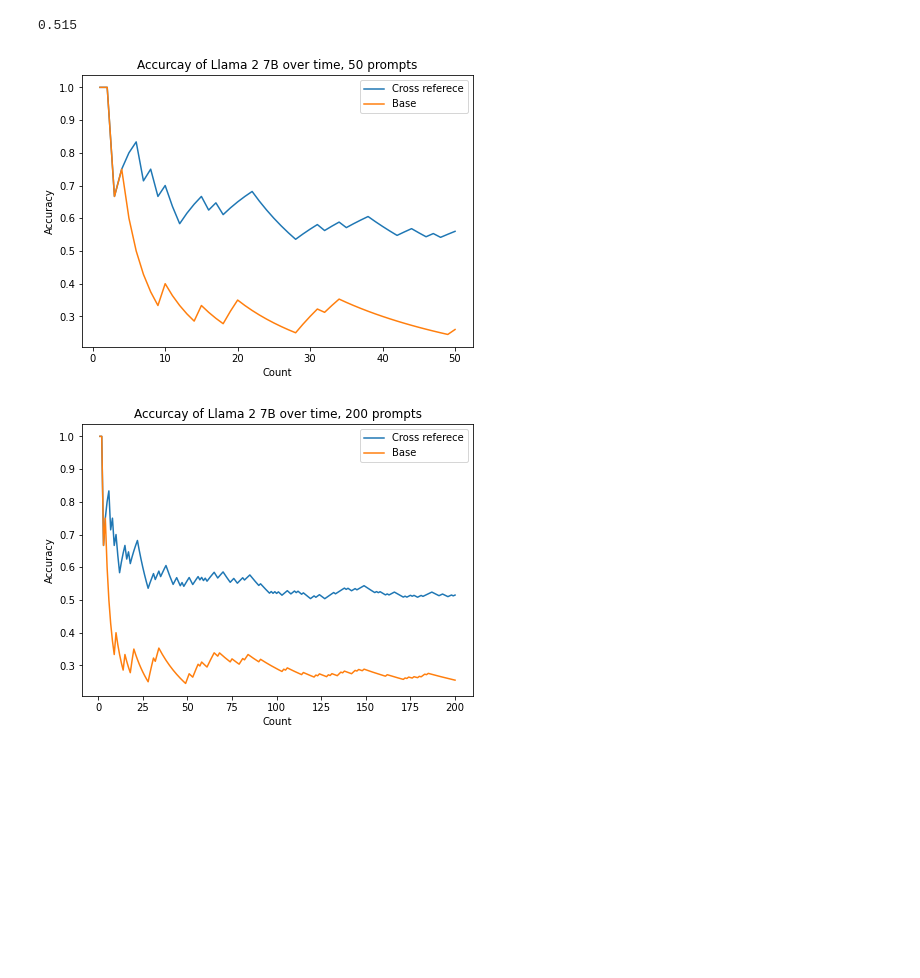
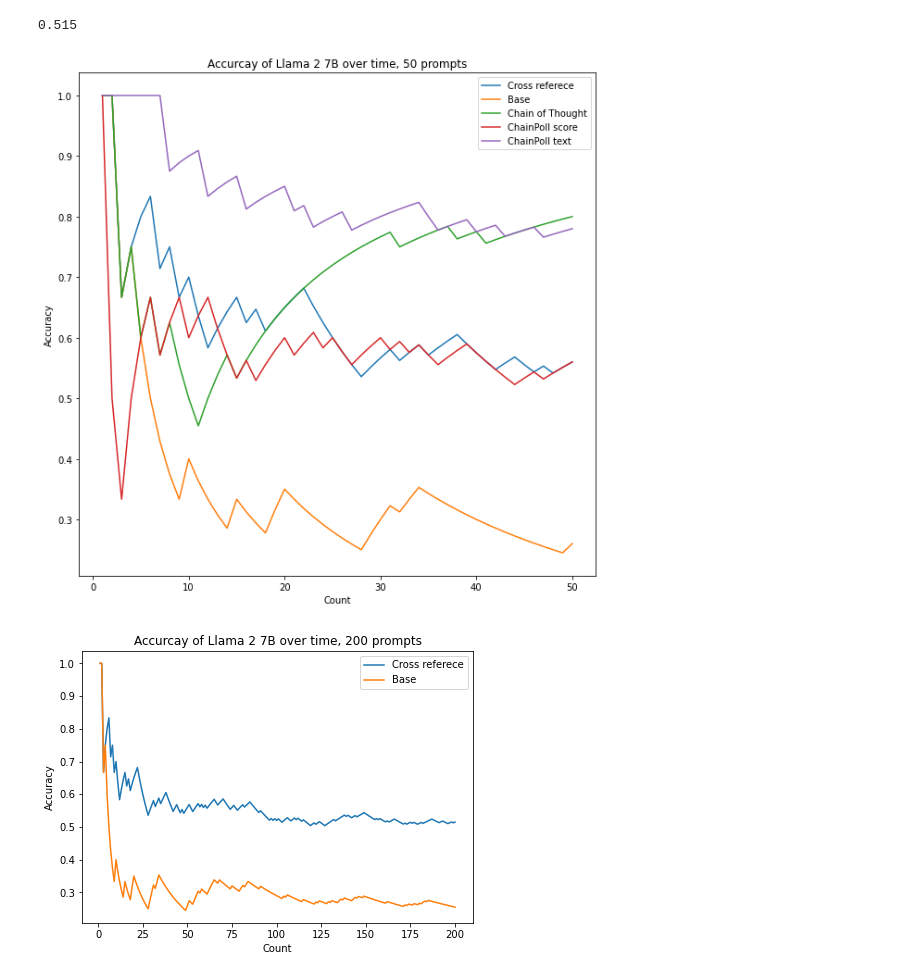
Before and after one commit to WilliamCollins-a/LLMHallucinations, a Jupyter notebook: output/ROC-Base.ipynb, the cells around one changed output. Drawn from its saved outputs; the diff is of its cells as text; code cells hidden in the pictures; blank space fills up the shorter version.

Commit message:
addition of options on graph

```diff
--- a/output/ROC-Base.ipynb
+++ b/output/ROC-Base.ipynb
@@ -23,3 +23,12 @@ data
+# %%
+data['COT']=data['COT_man'].cumsum()
+data['acc_COT']=data['COT']/(data.index + 1)
+# %%
+data['CP']=data['ChainPoll_score'].cumsum()
+data['acc_CP']=data['CP']/(data.index + 1)
+# %%
+data['CPt']=data['CahiPoll_Text'].cumsum()
+data['acc_CPt']=data['CPt']/(data.index + 1)
 # %%
 data['c']= data['Correct'].cumsum()
 data['acc_c']= data['c']/(data.index + 1)
@@ -115,20 +124,22 @@ acc_cr
 # %% [output]
 0.515
 # %%
-plt.figure(figsize=(7, 5))
+plt.figure(figsize=(10, 10))
 
 
 plt.plot(data[:50].index+1, data['acc_cr'][:50], label=f'Cross referece')
 plt.plot(data[:50].index+1, data['acc_c'][:50], label=f'Base')
-
+plt.plot(data[:50].index+1, data['acc_COT'][:50], label=f'Chain of Thought')
+plt.plot(data[:50].index+1, data['acc_CP'][:50], label=f'ChainPoll score')
+plt.plot(data[:50].index+1, data['acc_CPt'][:50], label=f'ChainPoll text')
 # Set labels and title
 plt.xlabel('Count')
 plt.ylabel('Accuracy')
 plt.title('Accurcay of Llama 2 7B over time, 50 prompts')
 plt.legend()
 plt.show()
 # %% [output]
-[figure, old version]
+[figure, new version]
 # %%
 plt.figure(figsize=(7, 5))
 
```
Also changed, not shown: parts of 1 cell of this notebook.
